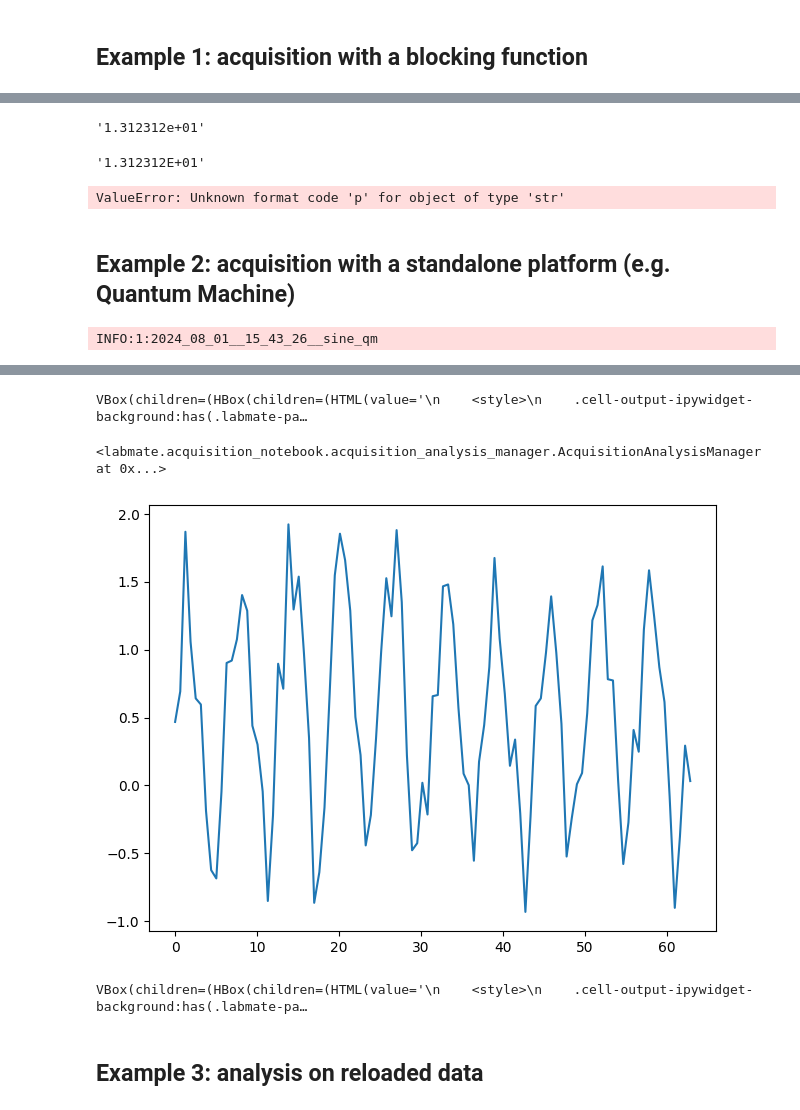
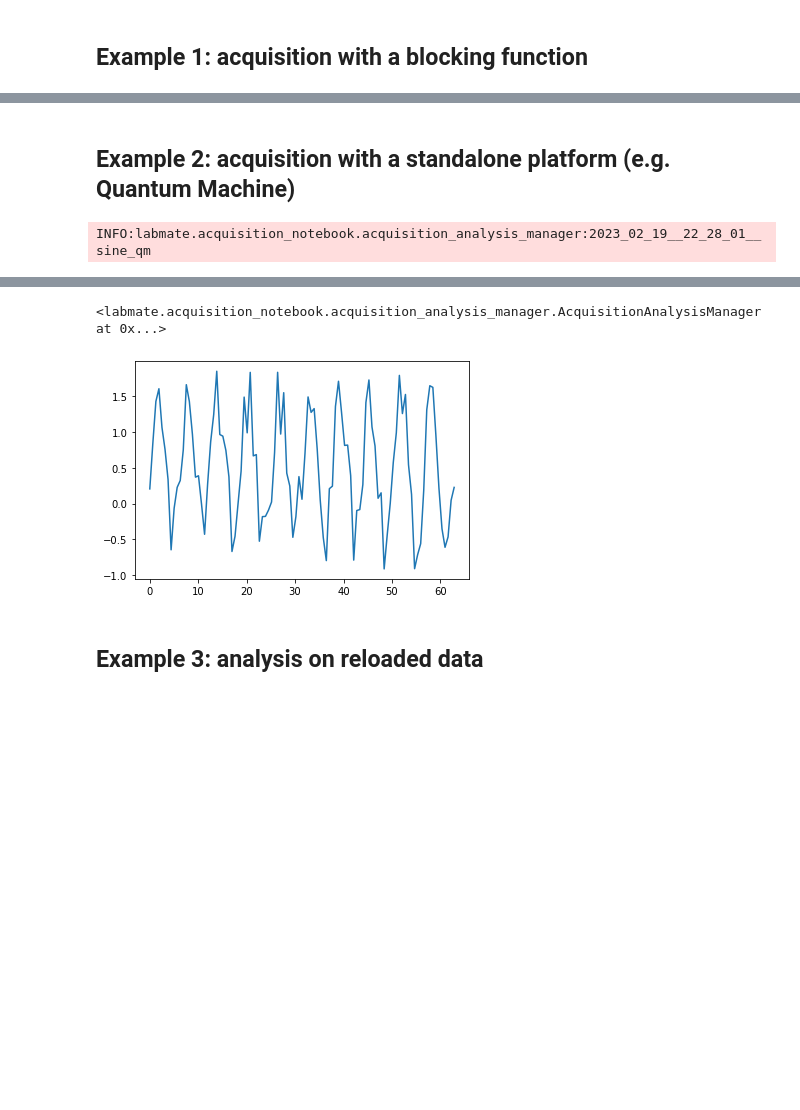
Before and after one commit to kyrylo-gr/labmate, a Jupyter notebook: docs/examples/acquisition_and_analysis_notebook.ipynb, the cells around one changed output, grey strips where cells are left out. Drawn from its saved outputs; the diff is of its cells as text; code cells hidden in the pictures; blank space fills up the shorter version.

```diff
--- a/docs/examples/acquisition_and_analysis_notebook.ipynb
+++ b/docs/examples/acquisition_and_analysis_notebook.ipynb
@@ -16,26 +8,24 @@ The autoreload extension is already loaded. To reload it, use:
 # AcquisitionManager and AnalysisManager
 # %%
 aqm = AcquisitionAnalysisManager("tmp_data")
-# Creates (or loads) the temporary json file ...\measurements\Cooldown_2022_12_12_die5_Gflux_22_CEA_v1\\quanalysis_tmp.json
+# Creates (or loads) the temporary json file
 
-aqm.set_config_file(["files/dummy_config1.txt", "files/cfg.py"])
-aqm.set_default_config_files(["dummy_config1.txt", "cfg.py"])
+aqm.set_config_file(["files/dummy_config1.txt"])
 aqm.set_init_analyse_file("files/init_analyse.py")
-aqm.linting(allowed_variables=["aqm", "plt", "np"])
 # A snapshot of all files in this list will be backed-up with the data.
 # %% [markdown]
 ## Example 1: acquisition with a blocking function
 # %%
 aqm.acquisition_cell("simple_sine")
-max_x = 101
 
 
-def acquire_data(max_x):
-    x = np.linspace(0, 20 * np.pi, max_x)
+def acquire_data():
+    x = np.linspace(0, 20 * np.pi, 101)
     y = np.sin(x)
     return x, y
 
 
-x, y = acquire_data(max_x)
-_ = aqm.save_acquisition(x=x, y=y)
+x, y = acquire_data()
+
+aqm.save_acquisition(x=x, y=y)
 # %% [output]
@@ -62,15 +44,3 @@ Going out1
-# %%
-format(13.123123, "e")
-# %% [output]
-'1.312312e+01'
-# %%
-f"{13.123123:>E}"
-# %% [output]
-'1.312312E+01'
-# %%
-f"{'asdas':p}"
-# %% [output]
-ValueError: Unknown format code 'p' for object of type 'str'
 # %% [markdown]
 ## Example 2: acquisition with a standalone platform (e.g. Quantum Machine)
 # %%
@@ -85,30 +55,30 @@ def fetch_new_data():
     """
     x = np.linspace(0, 20 * np.pi, 101)
     y = np.sin(x)
-    return x, y + np.random.random(len(x))
+    return x, y + np.random.random(len(x))  # noqa: NPY002
 
 
 # submit job to the quantum machine if needed
 # %% [output]
-INFO:1:2024_08_01__15_43_26__sine_qm
+INFO:labmate.acquisition_notebook.acquisition_analysis_manager:2023_02_19__22_28_01__sine_qm
 # %%
 aqm.analysis_cell()
 
 # print(aqm.is_loaded_data)
 
-# This cell might retrieve some data from a standalone acquisition platform (like a quantum machine for instance)
+# This cell might retrieve some data from a standalone acquisition platform
+# (like a quantum machine for instance)
 if aqm.current_acquisition is not None:
     x, y = fetch_new_data()
     aqm.save_acquisition(
         x=x, y=y
     )  # doesn't need to be called in the same cell as %%acquisition_cell
-    # in fact, the kernel could have been restarted in the meantime (as long as x and y are retrieved somehow)
+    # in fact, the kernel could have been restarted in the meantime
+    # (as long as x and y are retrieved somehow)
 
 # Actually, one should
 fig = plt.figure()
 plt.plot(aqm.data.x, aqm.data.y)
 
-aqm.display_cfg_link({"param1": "555"})
-
 aqm.save_fig(fig, name="fit")
 # %% [output]
@@ -117,10 +86,5 @@ WARNING:External variable used inside the analysis code: fetch_new_data
-VBox(children=(HBox(children=(HTML(value='\n    <style>\n    .cell-output-ipywidget-background:has(.labmate-pa…
+<labmate.acquisition_notebook.acquisition_analysis_manager.AcquisitionAnalysisManager at 0x...>
-<labmate.acquisition_notebook.acquisition_analysis_manager.AcquisitionAnalysisManager at 0x...>
-[figure, old version]
+[figure, new version]
-# %%
-aqm.display_cfg_link({"param1": "555"})
-# %% [output]
-VBox(children=(HBox(children=(HTML(value='\n    <style>\n    .cell-output-ipywidget-background:has(.labmate-pa…
 # %% [markdown]
 ## Example 3: analysis on reloaded data
 # %%
```
Also changed, not shown: parts of 19 cells of this notebook, 8 other files.
